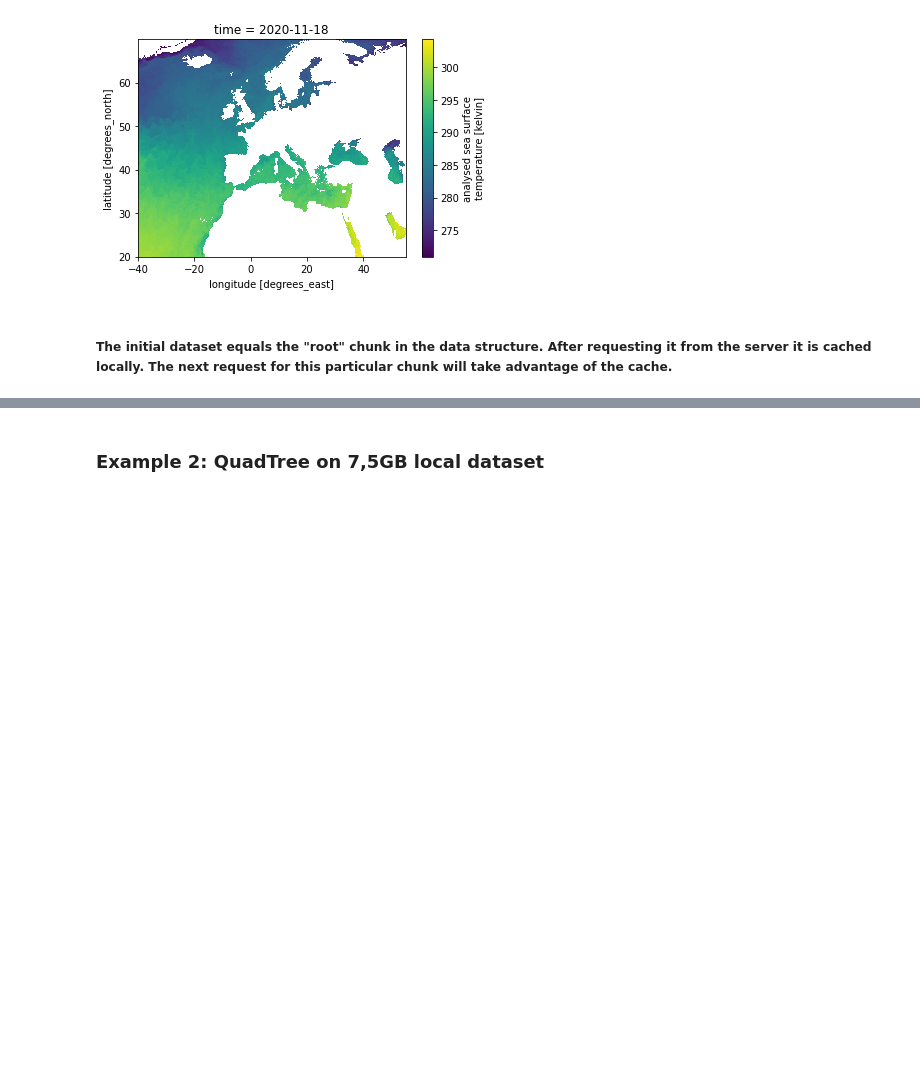
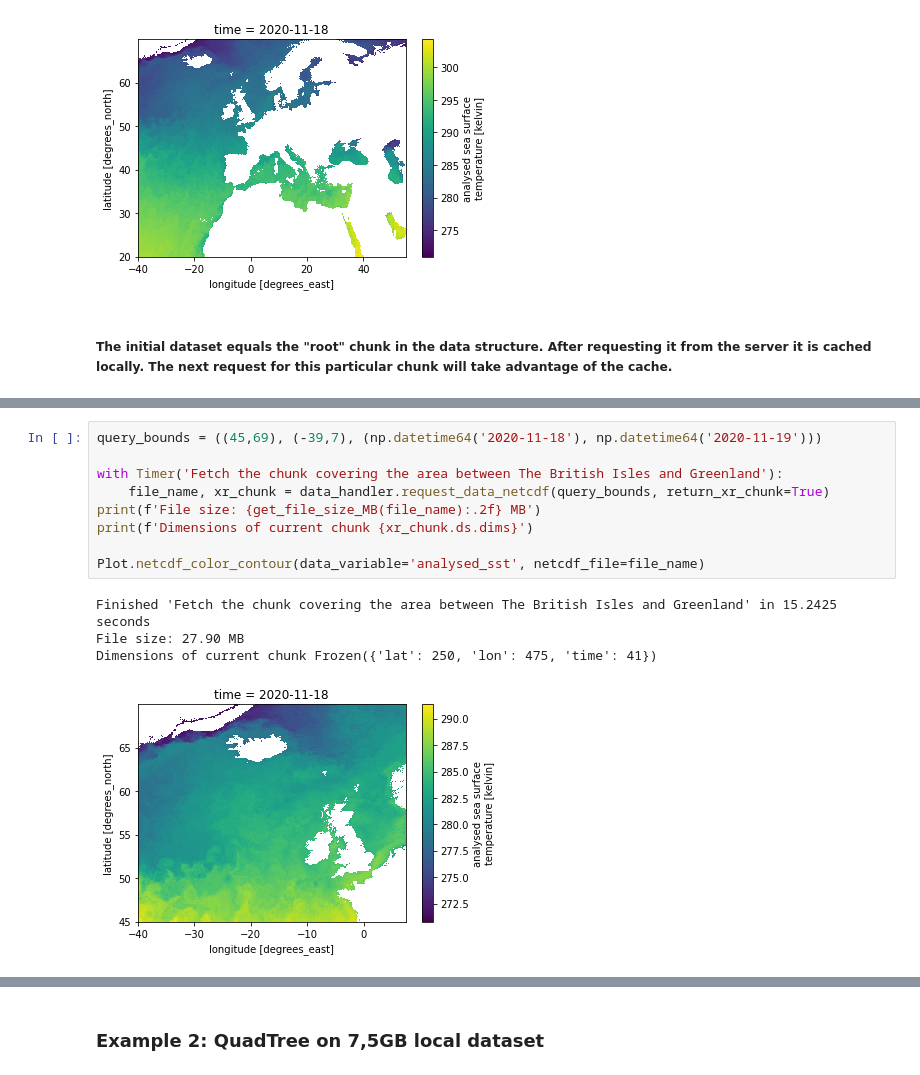
Before and after one commit to oyjoh/adaptive-data-retrieval, a Jupyter notebook: data_handler_demo.ipynb, the cells around one changed output, grey strips where cells are left out. Drawn from its saved outputs; the diff is of its cells as text; blank space fills up the shorter version.

```diff
--- a/data_handler_demo.ipynb
+++ b/data_handler_demo.ipynb
@@ -88,0 +104,14 @@ File size: 38.67 MB
+# %%
+query_bounds = ((45,69), (-39,7), (np.datetime64('2020-11-18'), np.datetime64('2020-11-19')))
+
+with Timer('Fetch the chunk covering the area between The British Isles and Greenland'):
+    file_name, xr_chunk = data_handler.request_data_netcdf(query_bounds, return_xr_chunk=True)
+print(f'File size: {get_file_size_MB(file_name):.2f} MB')
+print(f'Dimensions of current chunk {xr_chunk.ds.dims}')
+
+Plot.netcdf_color_contour(data_variable='analysed_sst', netcdf_file=file_name)
+# %% [output]
+Finished 'Fetch the chunk covering the area between The British Isles and Greenland' in 15.2425 seconds
+File size: 27.90 MB
+Dimensions of current chunk Frozen({'lat': 250, 'lon': 475, 'time': 41})
+[figure, added]
```
Also changed, not shown: parts of 15 cells of this notebook, 8 other files.
